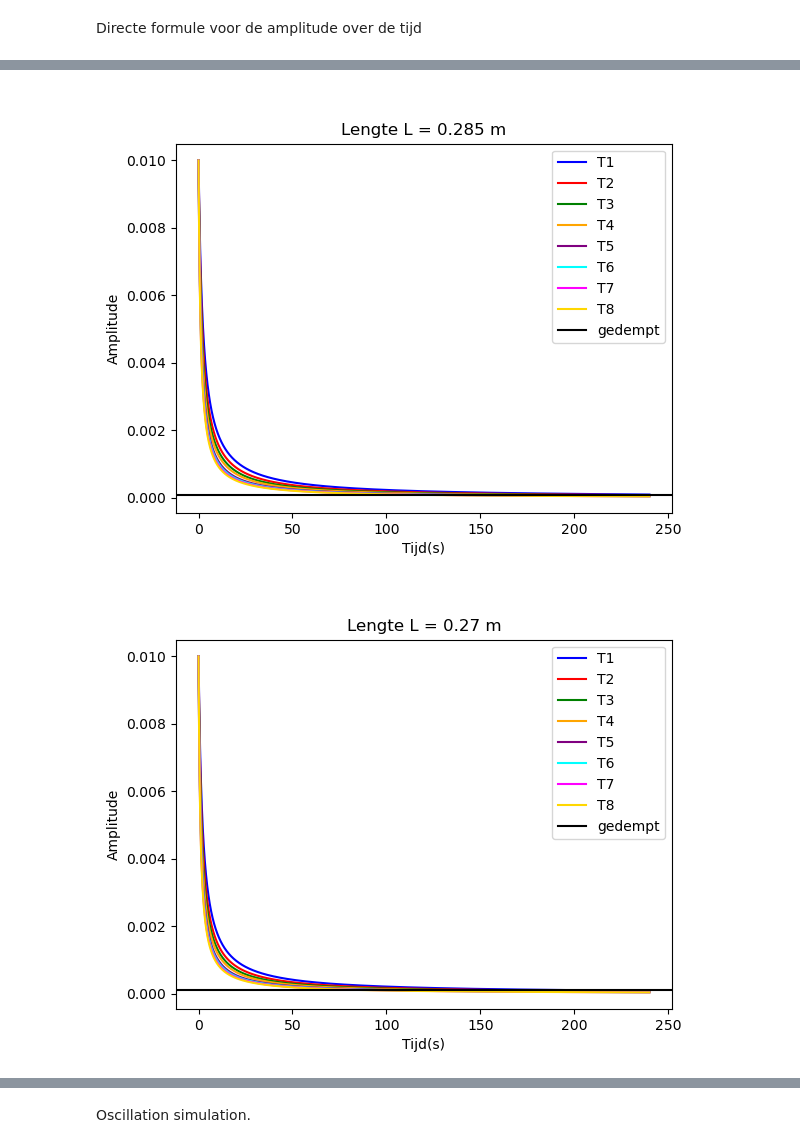
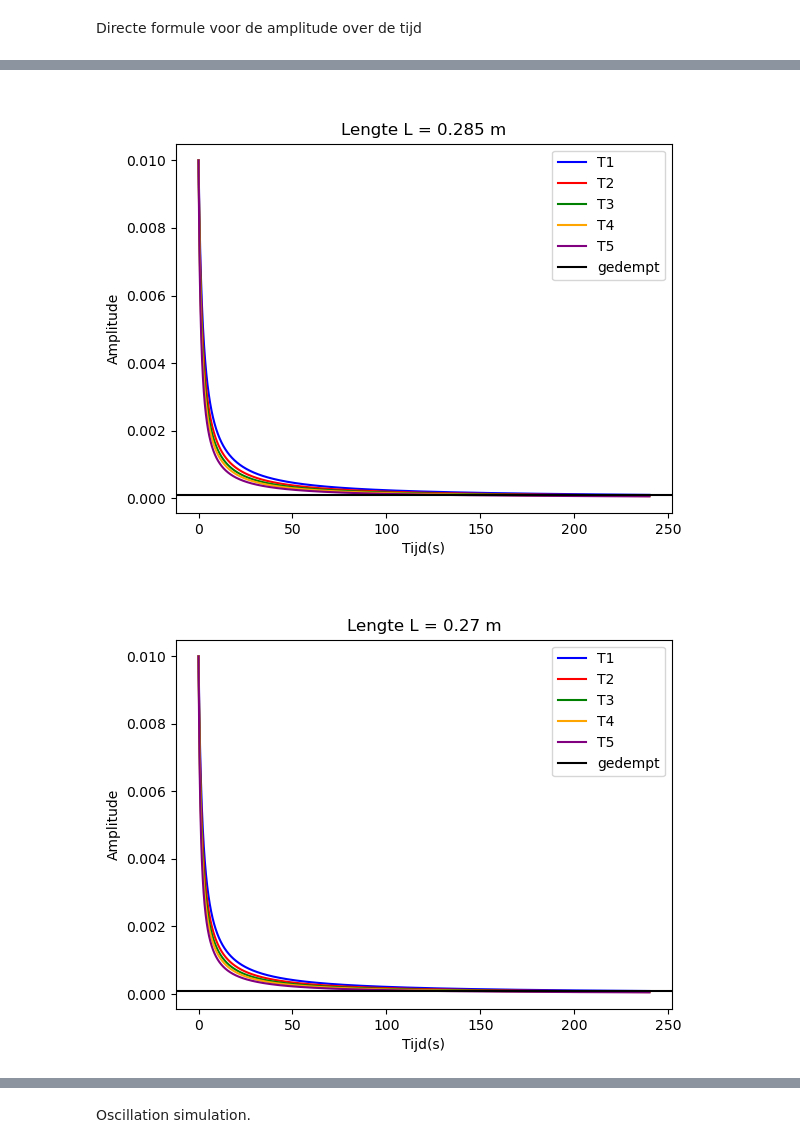
Before and after one commit to Spaantje5/Vibrating-String-Experiment, a Jupyter notebook: sims/duffing_sim.ipynb, the cells around one changed output, grey strips where cells are left out. Saved outputs shown, nothing was run; the diff lists cells and outputs as text; code cells hidden in the pictures.

```diff
--- a/sims/duffing_sim.ipynb
+++ b/sims/duffing_sim.ipynb
@@ -257,24 +257,6 @@ def plot_demping(L):
 
     plt.plot(t,Amplitude5(C_d5,U_0),color="purple",label="T5")
 
-    def Amplitude6(C_d6,U_0):
-        U6=U_0*C_d6
-        return U6
-
-    plt.plot(t,Amplitude6(C_d6,U_0),color="cyan",label="T6")
-
-    def Amplitude7(C_d7,U_0):
-        U7=U_0*C_d7
-        return U7
-
-    plt.plot(t,Amplitude7(C_d7,U_0),color="magenta",label="T7")
-
-    def Amplitude8(C_d8,U_0):
-        U8=U_0*C_d8
-        return U8
-
-    plt.plot(t,Amplitude8(C_d8,U_0),color="gold",label="T8")
-
     plt.axhline(0.01*U_0,color='0',label="gedempt")
     plt.xlabel("Tijd(s)")
     plt.ylabel("Amplitude")
@@ -294,2 +276,2 @@ plot_demping(0.255)
-[figure, old version]
+[figure, new version]
-[figure, old version]
+[figure, new version]
```
Also changed, not shown: parts of 2 cells of this notebook, 4 other files.
